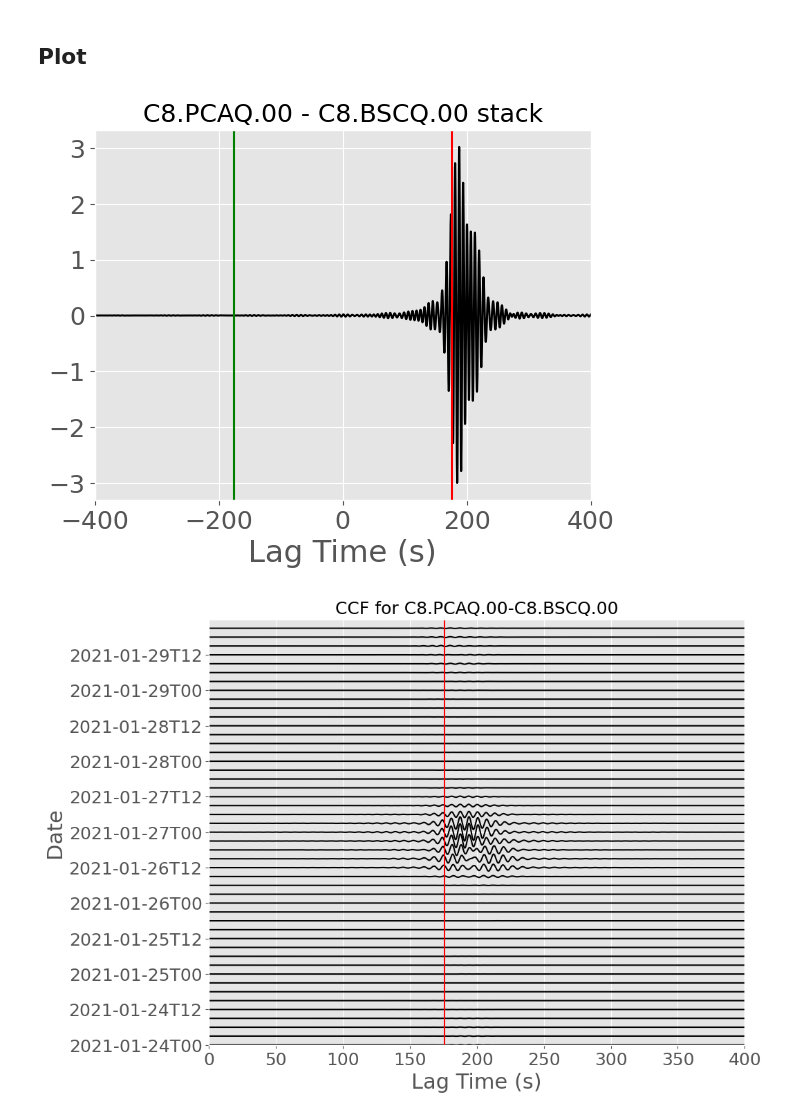
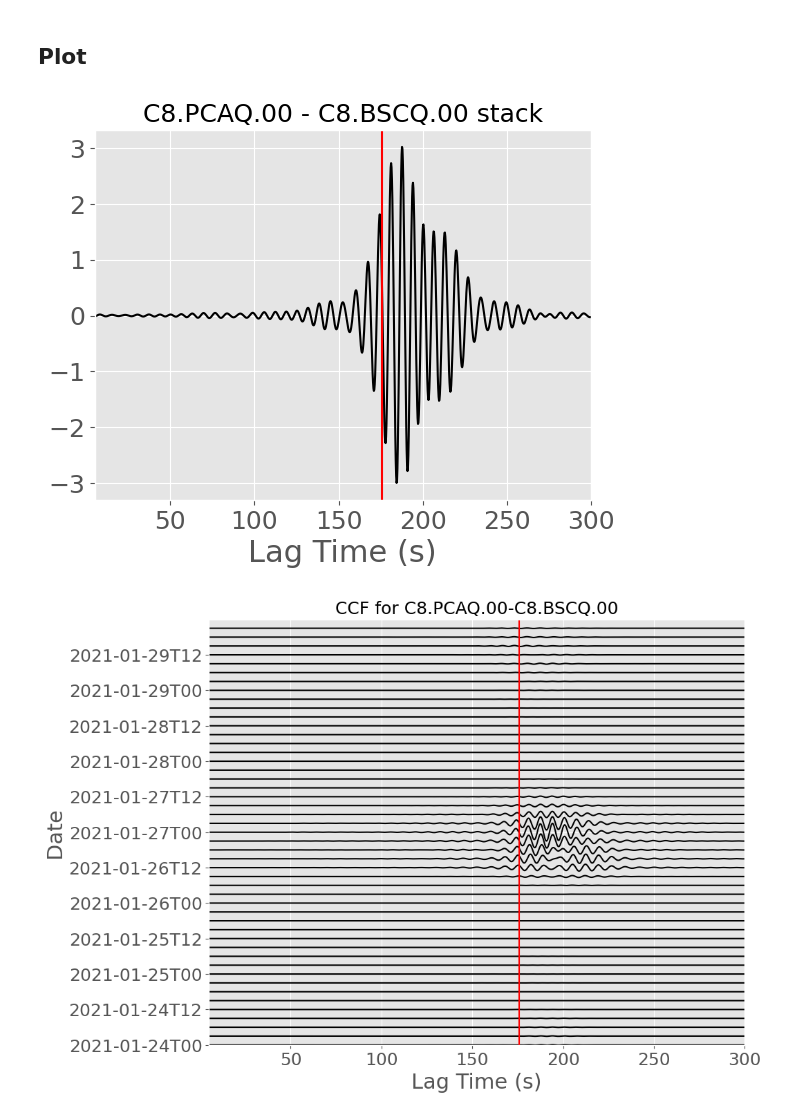
Before and after one commit to lystom/WMSAN, a Jupyter notebook: notebooks/rayleigh_waves/synthetic_CCF.ipynb, the cells around one changed output. Cells and saved outputs as stored; diff of their text form; code cells hidden in the pictures.

```diff
--- a/notebooks/rayleigh_waves/synthetic_CCF.ipynb
+++ b/notebooks/rayleigh_waves/synthetic_CCF.ipynb
@@ -246,30 +252,28 @@ for i, date_vect in enumerate(dates_vector):
 # %%
 ## Plot stack
 
 plt.figure()
 plt.plot(corr.time, np.mean(corr_3h, axis=0), 'k')
 plt.axvline(x=175.83, color='r')
-plt.axvline(x=-175.83, color='g')
-plt.xlim(-400, 400)
+plt.xlim(5, 300)
 plt.xlabel('Lag Time (s)')
 plt.title('%s - %s stack'%(id_A, id_B))
 plt.show()
 
 ## Plot CCF
 normalize = np.max(abs(corr_3h))
 
 fig, ax = plt.subplots(figsize=(10,8))
 im = ax.plot(corr.time, corr_3h.T/normalize + np.arange(len(dates_vector)), 'k') #, extent=[-300, 300, 0, len(dates_vector)], aspect='auto', cmap='RdYlGn')
 ax.set_xlabel('Lag Time (s)')
 ax.set_ylabel('Date')
 ax.set_title('CCF for %s-%s'%(id_A, id_B))
-ax.set_xlim(0, 400)
+ax.set_xlim(5, 300)
 ax.set_ylim(0, len(dates_vector))
 ax.set_yticks(np.arange(len(dates_vector))[::4])
 ax.set_yticklabels(dates[::4].strftime('%Y-%m-%dT%H'))
 plt.axvline(x=175.83, color='r')
-#fig.colorbar(im, ax=ax)
 plt.show()
 # %% [output]
-[figure, old version]
+[figure, new version]
-[figure, old version]
+[figure, new version]
```
Also changed, not shown: parts of 4 cells of this notebook, 1 other file.
